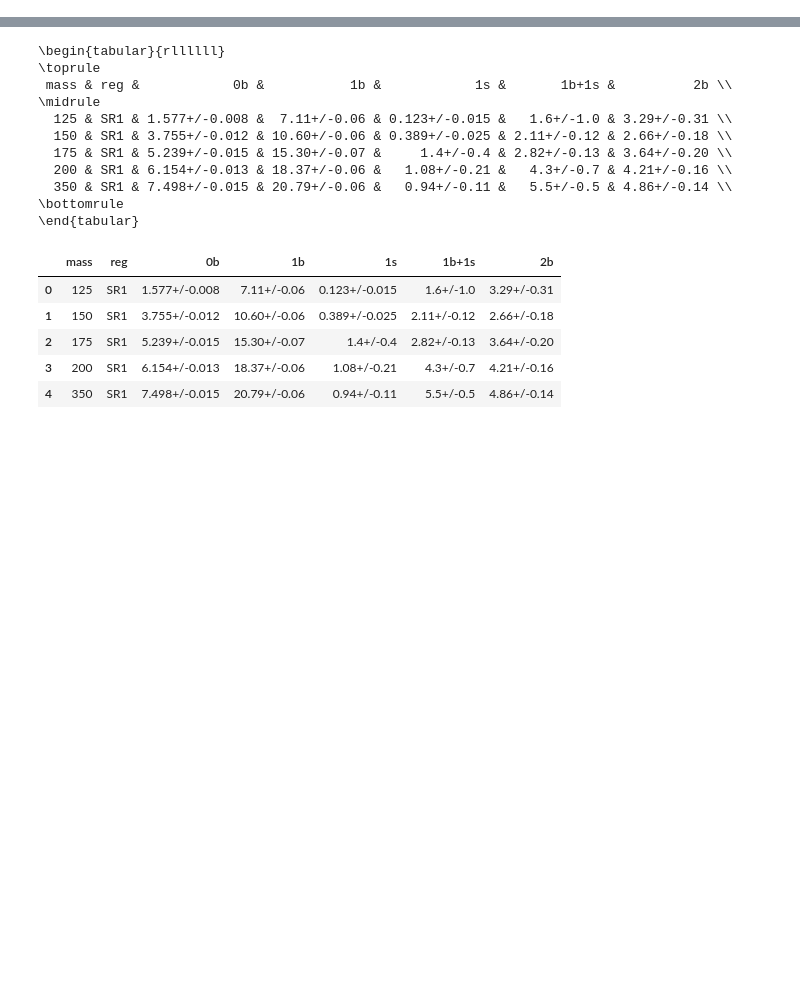
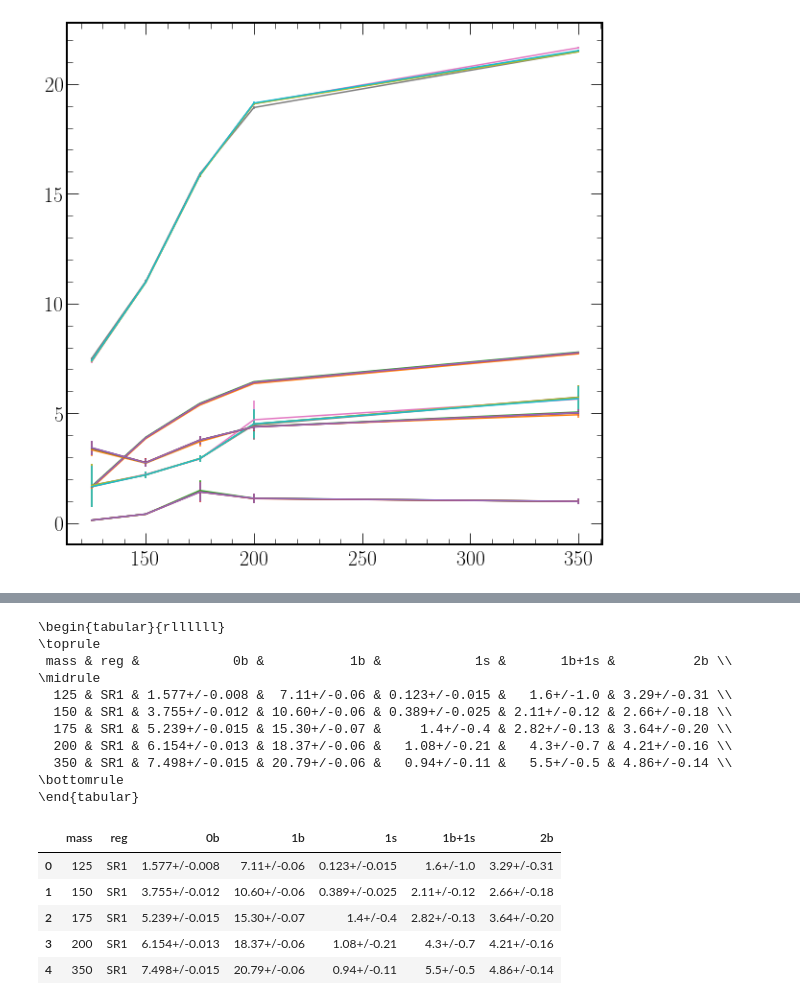
Before and after one commit to rymuelle/bff_plotting_code_v3, a Jupyter notebook: 1_b_s_multiplicty_plot.ipynb, the cells around one changed output, grey strips where cells are left out. Drawn from its saved outputs; the diff is of its cells as text; code cells hidden in the pictures; blank space fills up the shorter version.

```diff
--- a/1_b_s_multiplicty_plot.ipynb
+++ b/1_b_s_multiplicty_plot.ipynb
@@ -182,11 +284,11 @@ def print_table(tdf):
 def average_df(**kwargs):
     df_filter = []
     for k,v in kwargs.items():
-        if len(df_filter) == 0 : df_filter = (df[k] == v)
-        else: df_filter = df_filter & (df[k] == v)
+        if len(df_filter) == 0 : df_filter = (rdf[k] == v)
+        else: df_filter = df_filter & (rdf[k] == v)
 
-    tdf = df[df_filter]
+    tdf = rdf[df_filter]
 
-    multiplicities = tdf[['0b', '1b', '1s', '1b+1s', '2b']]
+    multiplicities = tdf[['rat_0b', 'rat_1b', 'rat_1s', 'rat_1b1s', 'rat_2b']]
     average = multiplicities.sum()/tdf.shape[0]*100
     return {**kwargs, **average.to_dict()}
@@ -192,0 +299,12 @@ def average_df(**kwargs):
+# %%
+def plot_series(ax, tdf, key):
+    mass = tdf['mass']
+    nom, err = get_nom_values(tdf[key])
+    plt.errorbar(mass, nom, yerr=err, label=key)
+# %%
+values = []
+for w in rdf.weight.unique():
+    for mass in [350]:
+        values.append(average_df(mass=mass, reg='SR1', weight=w))
+tdf = pd.DataFrame(values)
+tdf
@@ -193 +318,16 @@ def average_df(**kwargs):
+# %%
+def draw_by_reg_weight(ax, reg,  weight, ratio, **kwargs):
+    values = []
+    for mass in rdf.mass.unique():
+        values.append(average_df(mass=mass, reg=reg, weight=weight))
+    tdf = pd.DataFrame(values)
+
+    plot_series(ax, tdf, ratio)
+# %%
+fig, ax = plt.subplots()
+for rat in ['rat_0b', 'rat_1b', 'rat_1s', 'rat_1b1s', 'rat_2b']:
+    for w in rdf.weight.unique():
+        draw_by_reg_weight(ax, 'SR1',  w, rat)
+# %% [output]
+[figure, added]
 # %%
```
Also changed, not shown: parts of 33 cells of this notebook.
